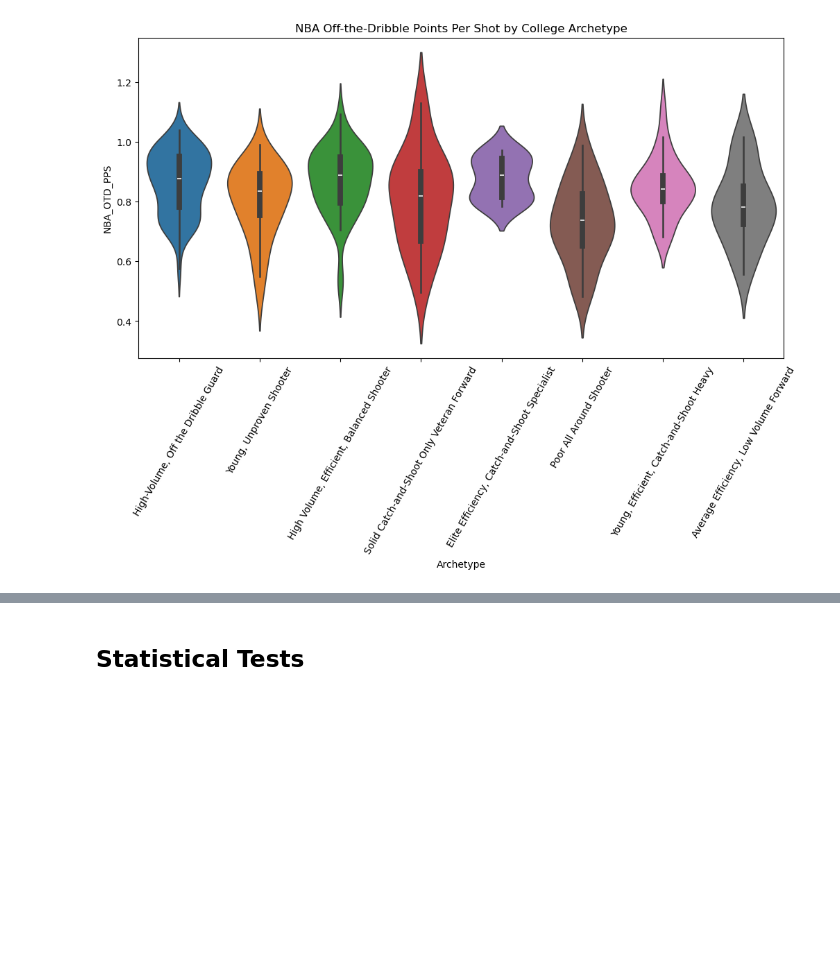
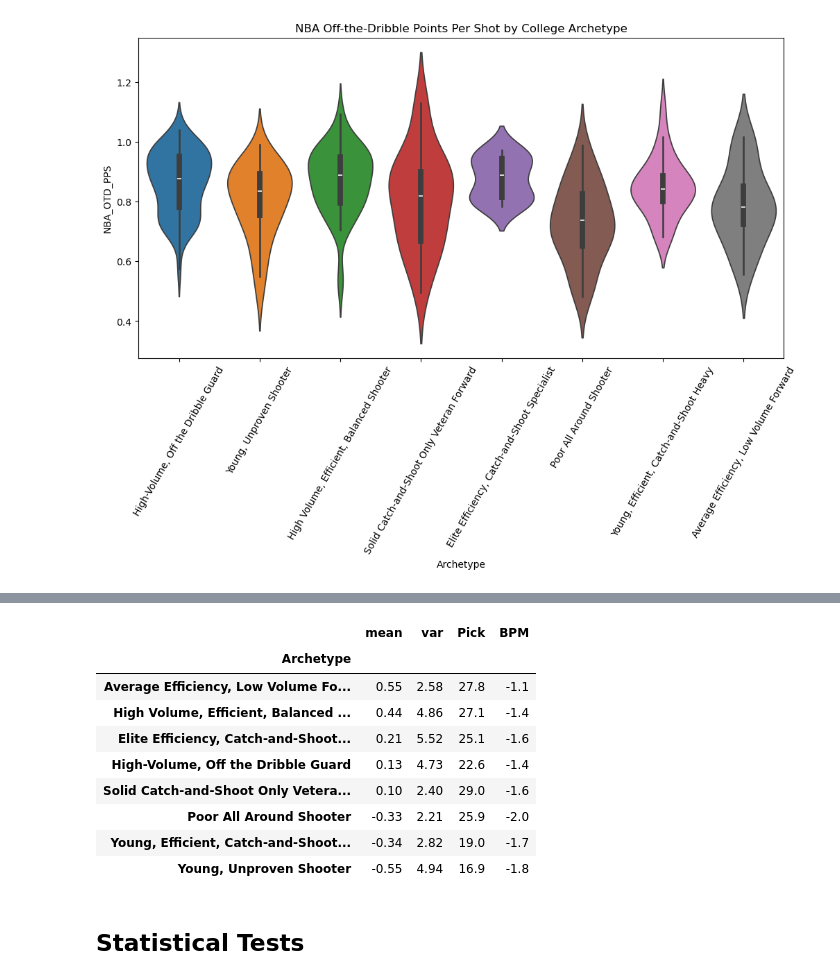
Before and after one commit to rickmart2/si-699-nba-shooting-modeling, a Jupyter notebook: clustering_analysis.ipynb, the cells around one changed output, grey strips where cells are left out. Cells and saved outputs as stored; diff of their text form; code cells hidden in the pictures; blank space fills up the shorter version.

```diff
--- a/clustering_analysis.ipynb
+++ b/clustering_analysis.ipynb
@@ -163,2 +234,32 @@ Text(0.5, 1.0, 'NBA Off-the-Dribble Points Per Shot by College Archetype')
+# %%
+sorted_data = advanced_data.sort_values(by='Pick')
+
+BPM_fit_line = sm.nonparametric.lowess(sorted_data['BPM'], sorted_data['Pick'], frac=0.3)
+
+fit_array = np.array(BPM_fit_line)
+
+fit_array_x = fit_array[:, 0]
+fit_array_y = fit_array[:, 1]
+
+sorted_data['Expected_BPM'] = np.interp(sorted_data['Pick'], fit_array_x, fit_array_y)
+
+sorted_data['BPM_Residual'] = sorted_data['BPM'] - sorted_data['Expected_BPM']
+# %%
+value_table = sorted_data.groupby('Archetype')['BPM_Residual'].agg(['mean', 'var']).round(2).sort_values(by='mean', ascending=False)
+pick_bpm_table = sorted_data.groupby('Archetype')[["Pick", "BPM"]].mean().round(1).sort_values(by='Pick')
+draft_value_table = value_table.merge(pick_bpm_table, left_index=True, right_index=True)
+# %%
+draft_value_table
+# %% [output]
+|  | mean | var | Pick | BPM |
+| Archetype |  |  |  |  |
+| Average Efficiency, Low Volume Fo... | 0.55 | 2.58 | 27.8 | -1.1 |
+| High Volume, Efficient, Balanced ... | 0.44 | 4.86 | 27.1 | -1.4 |
+| Elite Efficiency, Catch-and-Shoot... | 0.21 | 5.52 | 25.1 | -1.6 |
+| High-Volume, Off the Dribble Guard | 0.13 | 4.73 | 22.6 | -1.4 |
+| Solid Catch-and-Shoot Only Vetera... | 0.10 | 2.40 | 29.0 | -1.6 |
+| Poor All Around Shooter | -0.33 | 2.21 | 25.9 | -2.0 |
+| Young, Efficient, Catch-and-Shoot... | -0.34 | 2.82 | 19.0 | -1.7 |
+| Young, Unproven Shooter | -0.55 | 4.94 | 16.9 | -1.8 |
 # %% [markdown]
 ## Statistical Tests
```
Also changed, not shown: parts of 13 cells of this notebook.
